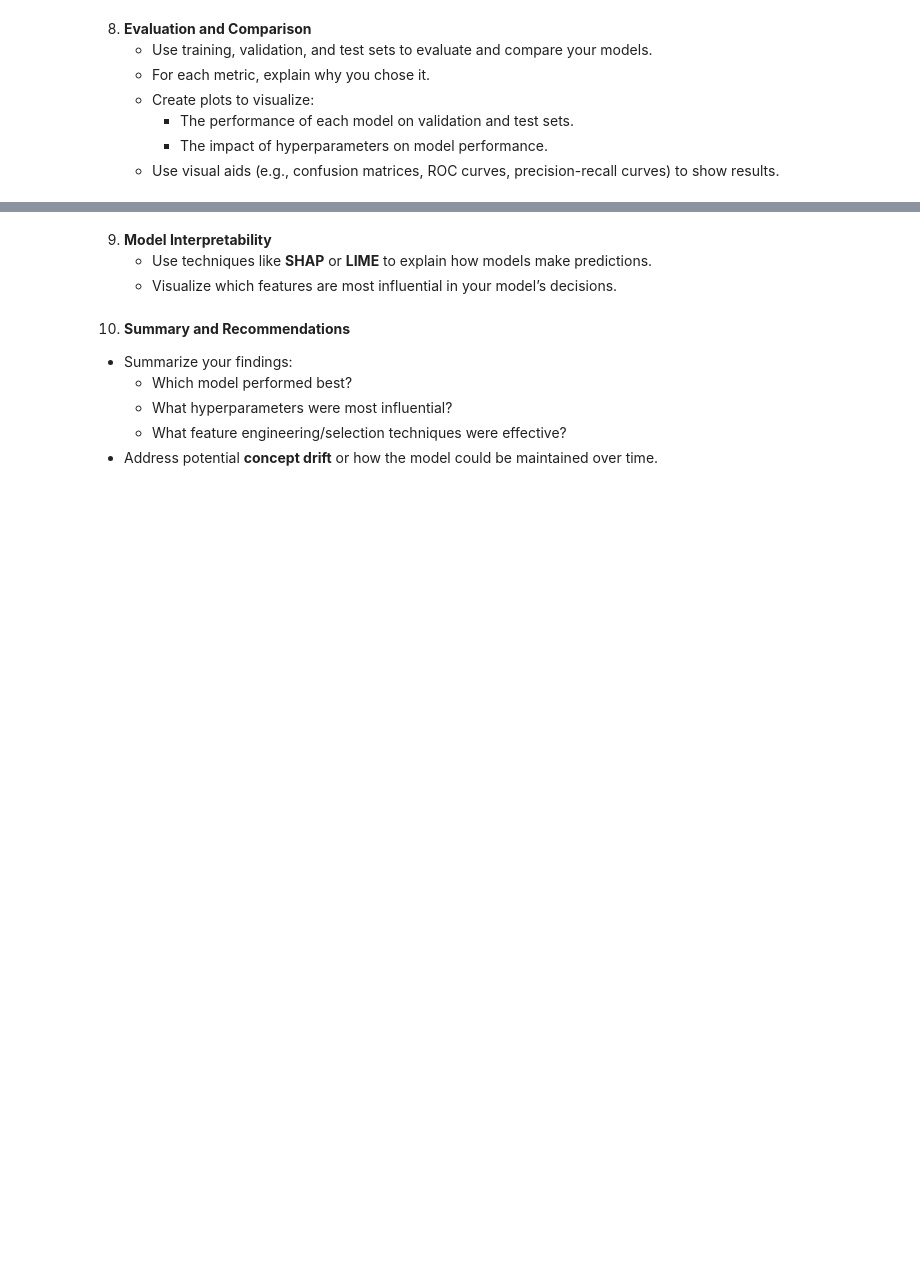
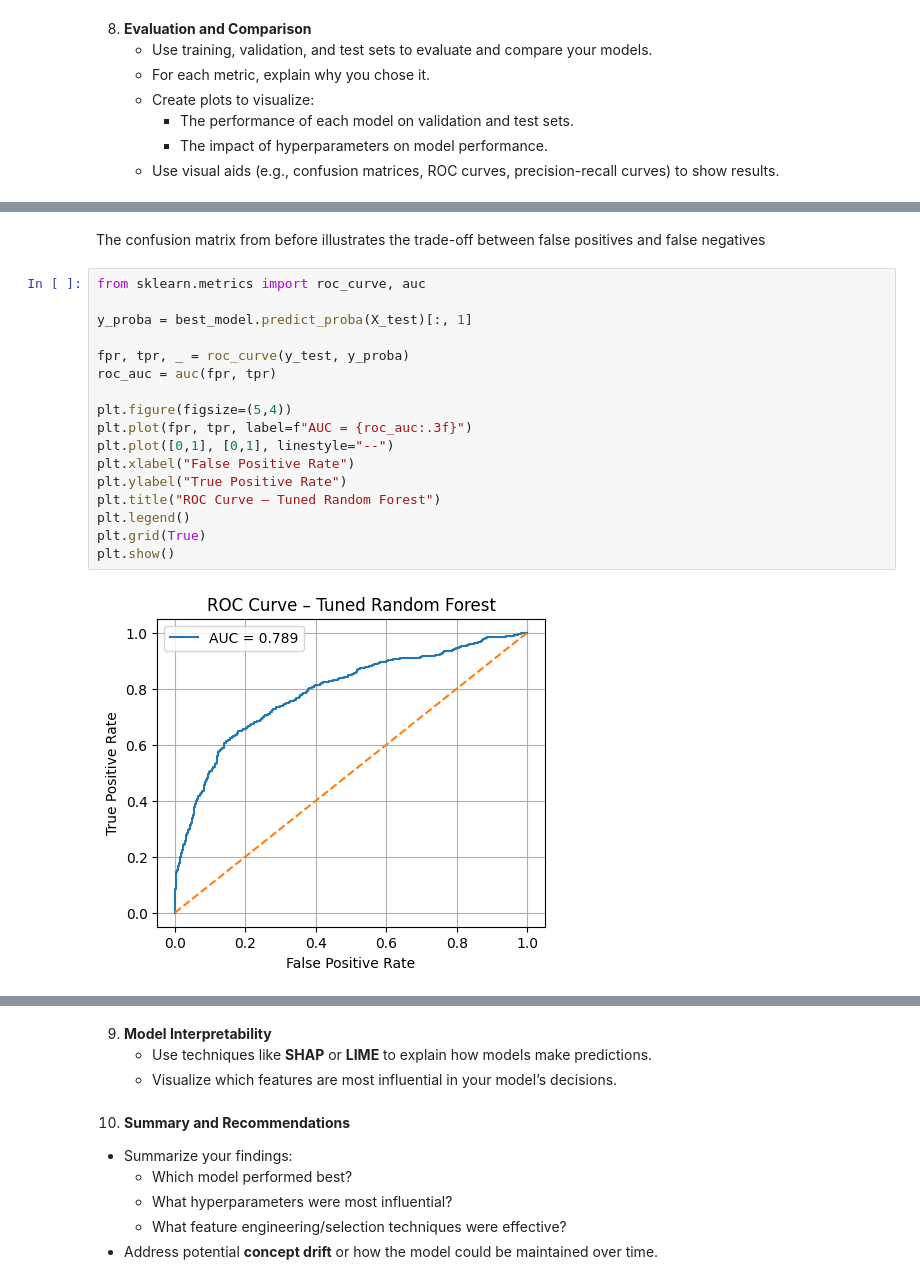
Before and after one commit to Avichay3/Full-training, a Jupyter notebook: Copy_of_Data_science_pipeline.ipynb, the cells around one changed output, grey strips where cells are left out. Saved outputs shown, nothing was run; the diff lists cells and outputs as text; blank space fills up the shorter version.

Commit message:
tune random forest and see results

```diff
--- a/Copy_of_Data_science_pipeline.ipynb
+++ b/Copy_of_Data_science_pipeline.ipynb
@@ -550,0 +642,21 @@ NameError: name 'rf_baseline' is not defined
+# %% [markdown]
+The confusion matrix from before illustrates the trade-off between false positives and false negatives
+# %%
+from sklearn.metrics import roc_curve, auc
+
+y_proba = best_model.predict_proba(X_test)[:, 1]
+
+fpr, tpr, _ = roc_curve(y_test, y_proba)
+roc_auc = auc(fpr, tpr)
+
+plt.figure(figsize=(5,4))
+plt.plot(fpr, tpr, label=f"AUC = {roc_auc:.3f}")
+plt.plot([0,1], [0,1], linestyle="--")
+plt.xlabel("False Positive Rate")
+plt.ylabel("True Positive Rate")
+plt.title("ROC Curve – Tuned Random Forest")
+plt.legend()
+plt.grid(True)
+plt.show()
+# %% [output]
+[figure, added]
```
Also changed, not shown: parts of 8 cells of this notebook.
